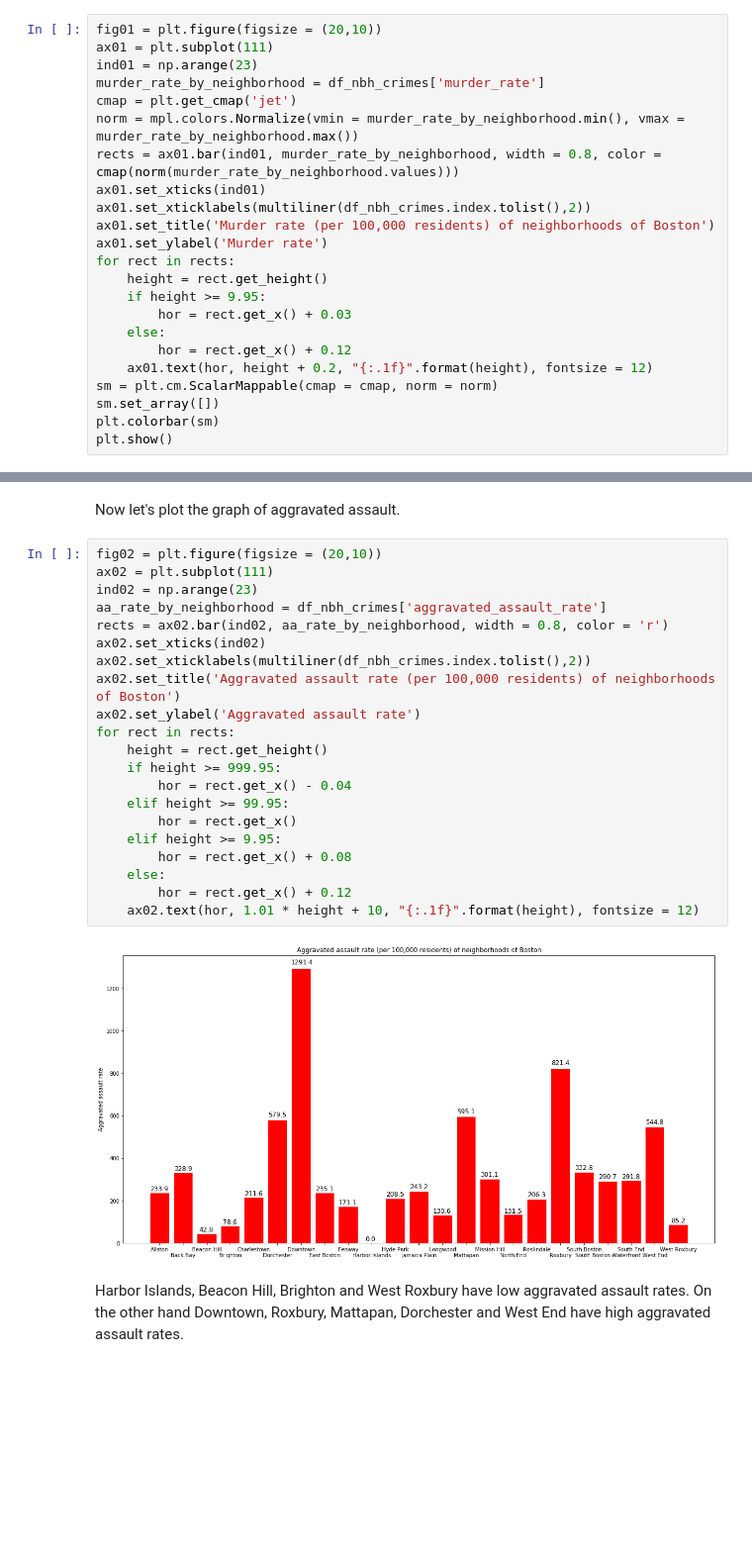
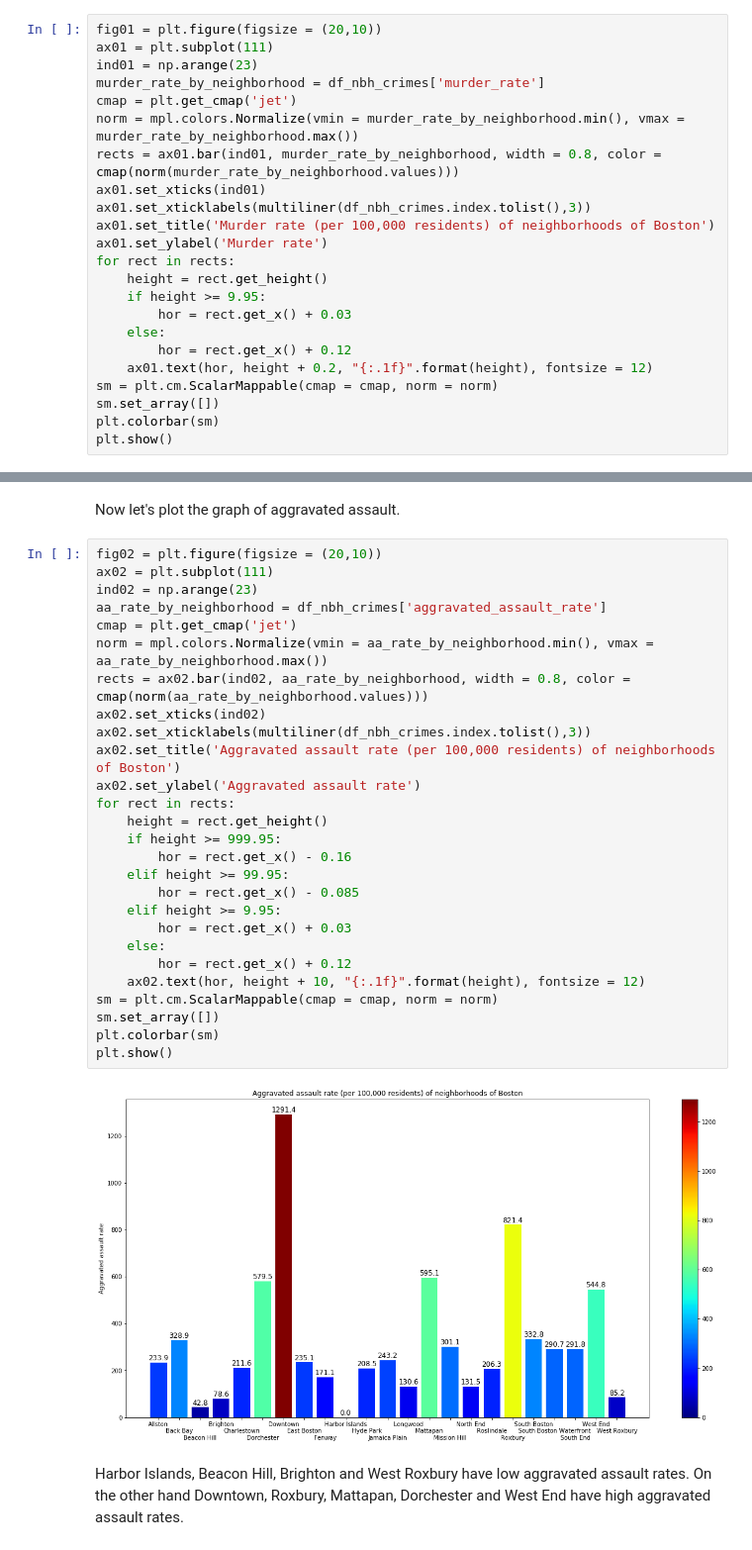
Before and after one commit to iajoiner/boston-crime, a Jupyter notebook: Boston Crime.ipynb, the cells around one changed output, grey strips where cells are left out. Shown at 99% size. Cells and saved outputs as stored; diff of their text form; blank space fills up the shorter version.

```diff
--- a/Boston Crime.ipynb
+++ b/Boston Crime.ipynb
@@ -1995,7 +1995,7 @@ cmap = plt.get_cmap('jet')
 norm = mpl.colors.Normalize(vmin = murder_rate_by_neighborhood.min(), vmax = murder_rate_by_neighborhood.max())
 rects = ax01.bar(ind01, murder_rate_by_neighborhood, width = 0.8, color = cmap(norm(murder_rate_by_neighborhood.values)))
 ax01.set_xticks(ind01)
-ax01.set_xticklabels(multiliner(df_nbh_crimes.index.tolist(),2))
+ax01.set_xticklabels(multiliner(df_nbh_crimes.index.tolist(),3))
 ax01.set_title('Murder rate (per 100,000 residents) of neighborhoods of Boston')
 ax01.set_ylabel('Murder rate')
 for rect in rects:
@@ -2020,26 +2020,32 @@ Now let's plot the graph of aggravated assault.
 # %%
 fig02 = plt.figure(figsize = (20,10))
 ax02 = plt.subplot(111)
 ind02 = np.arange(23)
 aa_rate_by_neighborhood = df_nbh_crimes['aggravated_assault_rate']
-rects = ax02.bar(ind02, aa_rate_by_neighborhood, width = 0.8, color = 'r')
+cmap = plt.get_cmap('jet')
+norm = mpl.colors.Normalize(vmin = aa_rate_by_neighborhood.min(), vmax = aa_rate_by_neighborhood.max())
+rects = ax02.bar(ind02, aa_rate_by_neighborhood, width = 0.8, color = cmap(norm(aa_rate_by_neighborhood.values)))
 ax02.set_xticks(ind02)
-ax02.set_xticklabels(multiliner(df_nbh_crimes.index.tolist(),2))
+ax02.set_xticklabels(multiliner(df_nbh_crimes.index.tolist(),3))
 ax02.set_title('Aggravated assault rate (per 100,000 residents) of neighborhoods of Boston')
 ax02.set_ylabel('Aggravated assault rate')
 for rect in rects:
     height = rect.get_height()
     if height >= 999.95:
-        hor = rect.get_x() - 0.04
+        hor = rect.get_x() - 0.16
     elif height >= 99.95:
-        hor = rect.get_x()
+        hor = rect.get_x() - 0.085
     elif height >= 9.95:
-        hor = rect.get_x() + 0.08
+        hor = rect.get_x() + 0.03
     else:
         hor = rect.get_x() + 0.12
-    ax02.text(hor, 1.01 * height + 10, "{:.1f}".format(height), fontsize = 12)
+    ax02.text(hor, height + 10, "{:.1f}".format(height), fontsize = 12)
+sm = plt.cm.ScalarMappable(cmap = cmap, norm = norm)
+sm.set_array([])
+plt.colorbar(sm)
+plt.show()
 # %% [output]
-[figure, old version]
+[figure, new version]
 # %% [markdown]
 Harbor Islands, Beacon Hill, Brighton and West Roxbury have low aggravated assault rates. On the other hand Downtown, Roxbury, Mattapan, Dorchester and West End have high aggravated assault rates.
 # %% [markdown]
```
Also changed, not shown: parts of 6 cells of this notebook.
